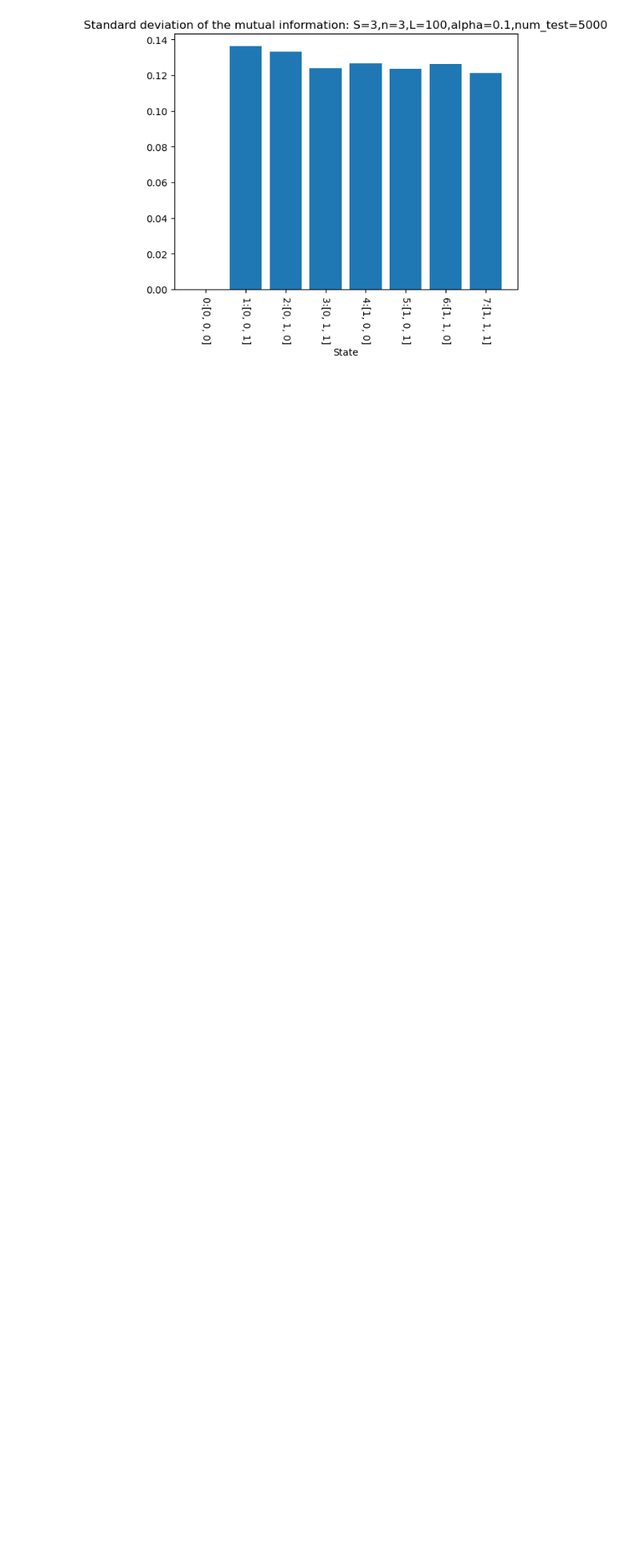
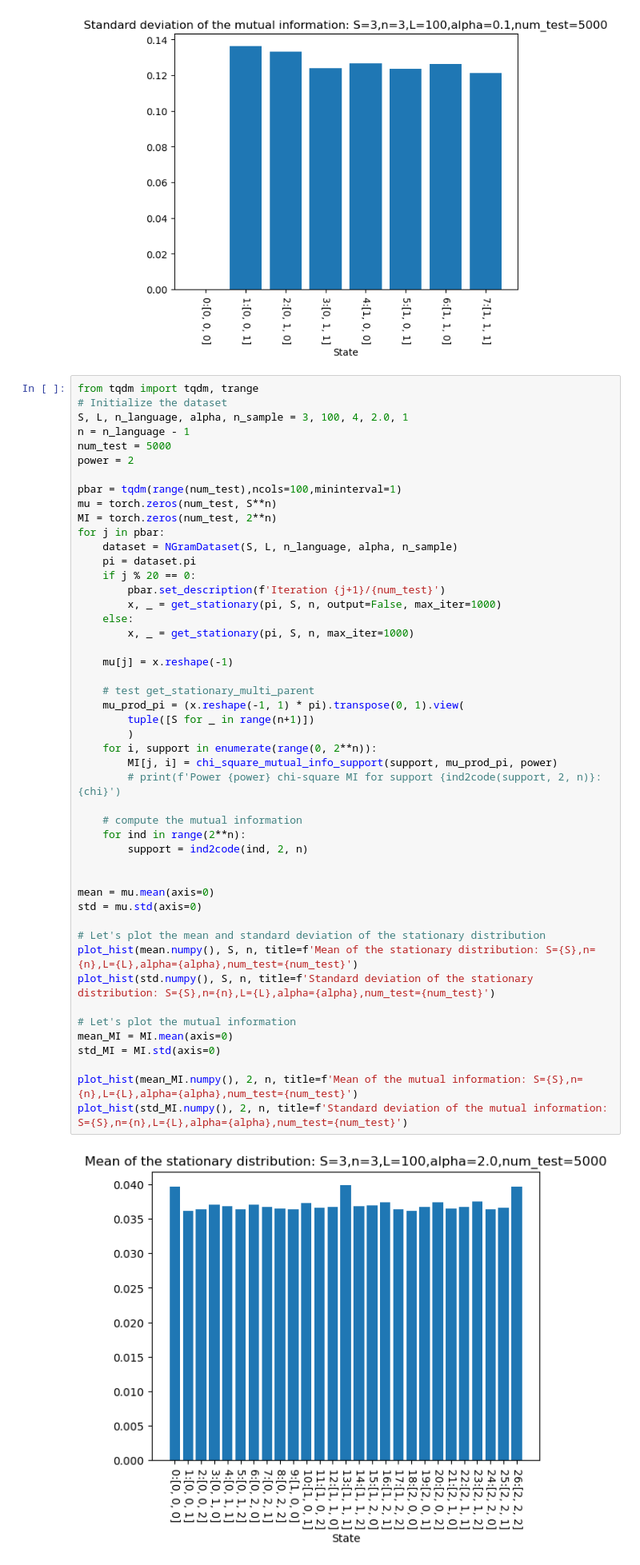
Before and after one commit to gszfwsb/Unveiling-Induction-Heads, a Jupyter notebook: RPE/simu_grad/simu_grad.ipynb, the cells around one changed output. Shown at 80% size. Cells and saved outputs as stored; diff of their text form; blank space fills up the shorter version.

```diff
--- a/RPE/simu_grad.ipynb
+++ b/RPE/simu_grad/simu_grad.ipynb
@@ -367,3 +367,53 @@ plot_hist(std_MI.numpy(), 2, n, title=f'Standard deviation of the mutual informa
 [figure]
 [figure]
 [figure]
+# %%
+from tqdm import tqdm, trange
+# Initialize the dataset
+S, L, n_language, alpha, n_sample = 3, 100, 4, 2.0, 1
+n = n_language - 1
+num_test = 5000
+power = 2
+
+pbar = tqdm(range(num_test),ncols=100,mininterval=1)
+mu = torch.zeros(num_test, S**n)
+MI = torch.zeros(num_test, 2**n)
+for j in pbar:
+    dataset = NGramDataset(S, L, n_language, alpha, n_sample)
+    pi = dataset.pi
+    if j % 20 == 0:
+        pbar.set_description(f'Iteration {j+1}/{num_test}')
+        x, _ = get_stationary(pi, S, n, output=False, max_iter=1000)
+    else:
+        x, _ = get_stationary(pi, S, n, max_iter=1000)
+
+    mu[j] = x.reshape(-1)
+
+    # test get_stationary_multi_parent
+    mu_prod_pi = (x.reshape(-1, 1) * pi).transpose(0, 1).view(
+        tuple([S for _ in range(n+1)])
+        )
+    for i, support in enumerate(range(0, 2**n)):
+        MI[j, i] = chi_square_mutual_info_support(support, mu_prod_pi, power)
+        # print(f'Power {power} chi-square MI for support {ind2code(support, 2, n)}: {chi}')
+
+    # compute the mutual information
+    for ind in range(2**n):
+        support = ind2code(ind, 2, n)
+
+
+mean = mu.mean(axis=0)
+std = mu.std(axis=0)
+
+# Let's plot the mean and standard deviation of the stationary distribution
+plot_hist(mean.numpy(), S, n, title=f'Mean of the stationary distribution: S={S},n={n},L={L},alpha={alpha},num_test={num_test}')
+plot_hist(std.numpy(), S, n, title=f'Standard deviation of the stationary distribution: S={S},n={n},L={L},alpha={alpha},num_test={num_test}')
+
+# Let's plot the mutual information
+mean_MI = MI.mean(axis=0)
+std_MI = MI.std(axis=0)
+
+plot_hist(mean_MI.numpy(), 2, n, title=f'Mean of the mutual information: S={S},n={n},L={L},alpha={alpha},num_test={num_test}')
+plot_hist(std_MI.numpy(), 2, n, title=f'Standard deviation of the mutual information: S={S},n={n},L={L},alpha={alpha},num_test={num_test}')
+# %% [output]
+[figure, added]
```
Also changed, not shown: parts of 3 cells of this notebook, 6 other files.
